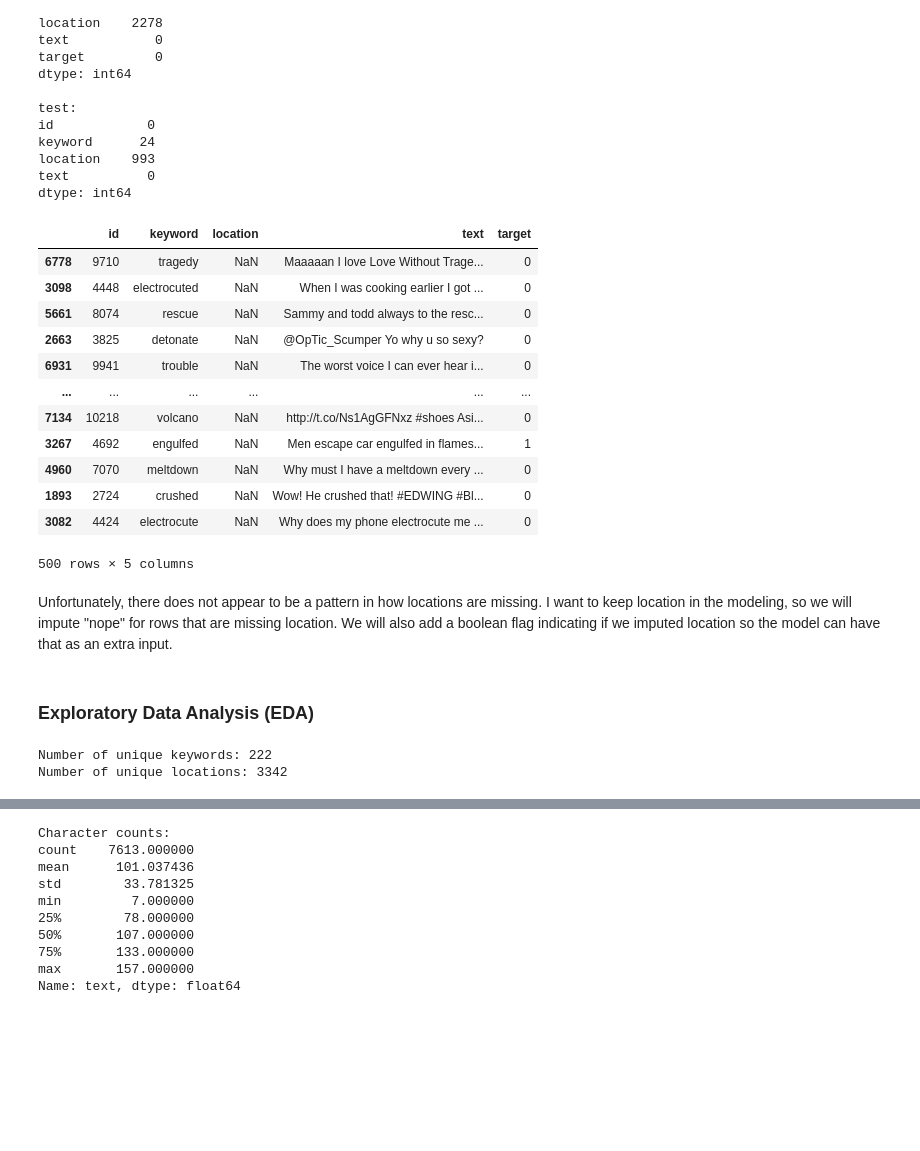
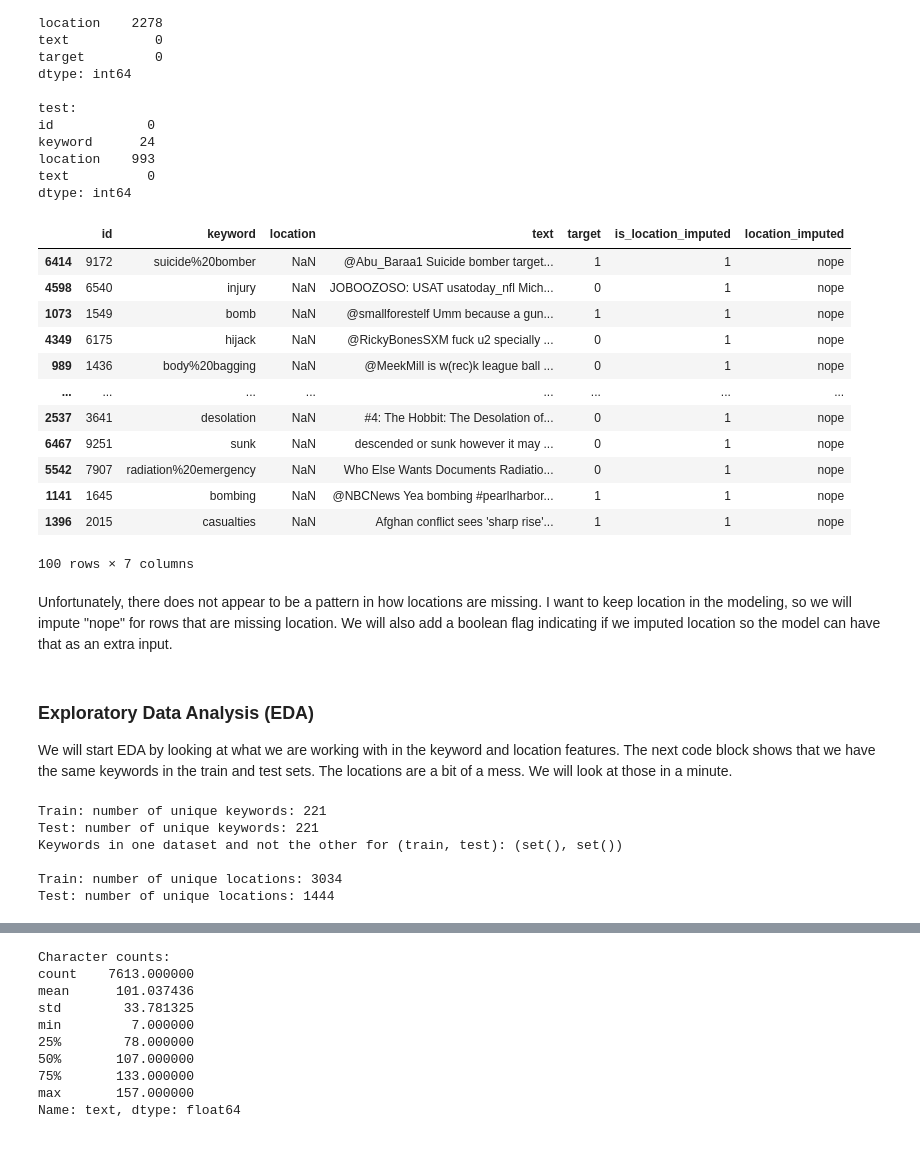
Before and after one commit to jhleakakos/msds-nlp-disaster-tweets, a Jupyter notebook: talk_about_a_disaster.ipynb, the cells around one changed output, grey strips where cells are left out. Saved outputs shown, nothing was run; the diff lists cells and outputs as text; code cells hidden in the pictures; blank space fills up the shorter version.

Commit message:
add eda for keyword feature

```diff
--- a/talk_about_a_disaster.ipynb
+++ b/talk_about_a_disaster.ipynb
@@ -226,21 +228,21 @@ location    993
 text          0
 dtype: int64
 # %%
-df_train[df_train.isna().any(axis=1)].sample(500)
+df_train[df_train.isna().any(axis=1)].sample(100)
 # %% [output]
-|  | id | keyword | location | text | target |
-| 6778 | 9710 | tragedy | NaN | Maaaaan I love Love Without Trage... | 0 |
-| 3098 | 4448 | electrocuted | NaN | When I was cooking earlier I got ... | 0 |
-| 5661 | 8074 | rescue | NaN | Sammy and todd always to the resc... | 0 |
-| 2663 | 3825 | detonate | NaN | @OpTic_Scumper Yo why u so sexy? | 0 |
-| 6931 | 9941 | trouble | NaN | The worst voice I can ever hear i... | 0 |
-| ... | ... | ... | ... | ... | ... |
-| 7134 | 10218 | volcano | NaN | http://t.co/Ns1AgGFNxz #shoes Asi... | 0 |
-| 3267 | 4692 | engulfed | NaN | Men escape car engulfed in flames... | 1 |
-| 4960 | 7070 | meltdown | NaN | Why must I have a meltdown every ... | 0 |
-| 1893 | 2724 | crushed | NaN | Wow! He crushed that! #EDWING #Bl... | 0 |
-| 3082 | 4424 | electrocute | NaN | Why does my phone electrocute me ... | 0 |
+|  | id | keyword | location | text | target | is_location_imputed | location_imputed |
+| 6414 | 9172 | suicide%20bomber | NaN | @Abu_Baraa1 Suicide bomber target... | 1 | 1 | nope |
+| 4598 | 6540 | injury | NaN | JOBOOZOSO: USAT usatoday_nfl Mich... | 0 | 1 | nope |
+| 1073 | 1549 | bomb | NaN | @smallforestelf Umm because a gun... | 1 | 1 | nope |
+| 4349 | 6175 | hijack | NaN | @RickyBonesSXM fuck u2 specially ... | 0 | 1 | nope |
+| 989 | 1436 | body%20bagging | NaN | @MeekMill is w(rec)k league ball ... | 0 | 1 | nope |
+| ... | ... | ... | ... | ... | ... | ... | ... |
+| 2537 | 3641 | desolation | NaN | #4: The Hobbit: The Desolation of... | 0 | 1 | nope |
+| 6467 | 9251 | sunk | NaN | descended or sunk however it may ... | 0 | 1 | nope |
+| 5542 | 7907 | radiation%20emergency | NaN | Who Else Wants Documents Radiatio... | 0 | 1 | nope |
+| 1141 | 1645 | bombing | NaN | @NBCNews Yea bombing #pearlharbor... | 1 | 1 | nope |
+| 1396 | 2015 | casualties | NaN | Afghan conflict sees 'sharp rise'... | 1 | 1 | nope |
-500 rows × 5 columns
+100 rows × 7 columns
 # %% [markdown]
 Unfortunately, there does not appear to be a pattern in how locations are missing. I want to keep location in the modeling, so we will impute "nope" for rows that are missing location. We will also add a boolean flag indicating if we imputed location so the model can have that as an extra input.
 # %%
@@ -252,9 +254,28 @@ df_test['is_location_imputed'] = df_test['location'].isna().astype(int)
 df_test['location_imputed'] = df_test['location'].fillna('nope')
 # %% [markdown]
 ### Exploratory Data Analysis (EDA)
+
+We will start EDA by looking at what we are working with in the keyword and location features. The next code block shows that we have the same keywords in the train and test sets. The locations are a bit of a mess. We will look at those in a minute.
 # %%
-print(f'Number of unique keywords: {df_train['keyword'].nunique(dropna=False)}')
-print(f'Number of unique locations: {df_train['location'].nunique(dropna=False)}')
+def train_test_diffs(s1, s2):
+    diff1 = set(s1).difference(set(s2))
+    diff2 = set(s2).difference(set(s1))
+
+    return diff1, diff2
+
+
+print(f'Train: number of unique keywords: {df_train['keyword'].nunique(dropna=False)}')
+print(f'Test: number of unique keywords: {df_test['keyword'].nunique(dropna=False)}')
+print(f'Keywords in one dataset and not the other for (train, test): {train_test_diffs(df_train['keyword'], df_test['keyword'])}')
+print()
+
+print(f'Train: number of unique locations: {df_train['location'].nunique(dropna=False)}')
+print(f'Test: number of unique locations: {df_test['location'].nunique(dropna=False)}')
+# print(f'Locations in one dataset and not the other for (train, test): {train_test_diffs(df_train['location'], df_test['location'])}')
 # %% [output]
-Number of unique keywords: 222
-Number of unique locations: 3342
+Train: number of unique keywords: 221
+Test: number of unique keywords: 221
+Keywords in one dataset and not the other for (train, test): (set(), set())
+
+Train: number of unique locations: 3034
+Test: number of unique locations: 1444
```
Also changed, not shown: parts of 8 cells of this notebook.
